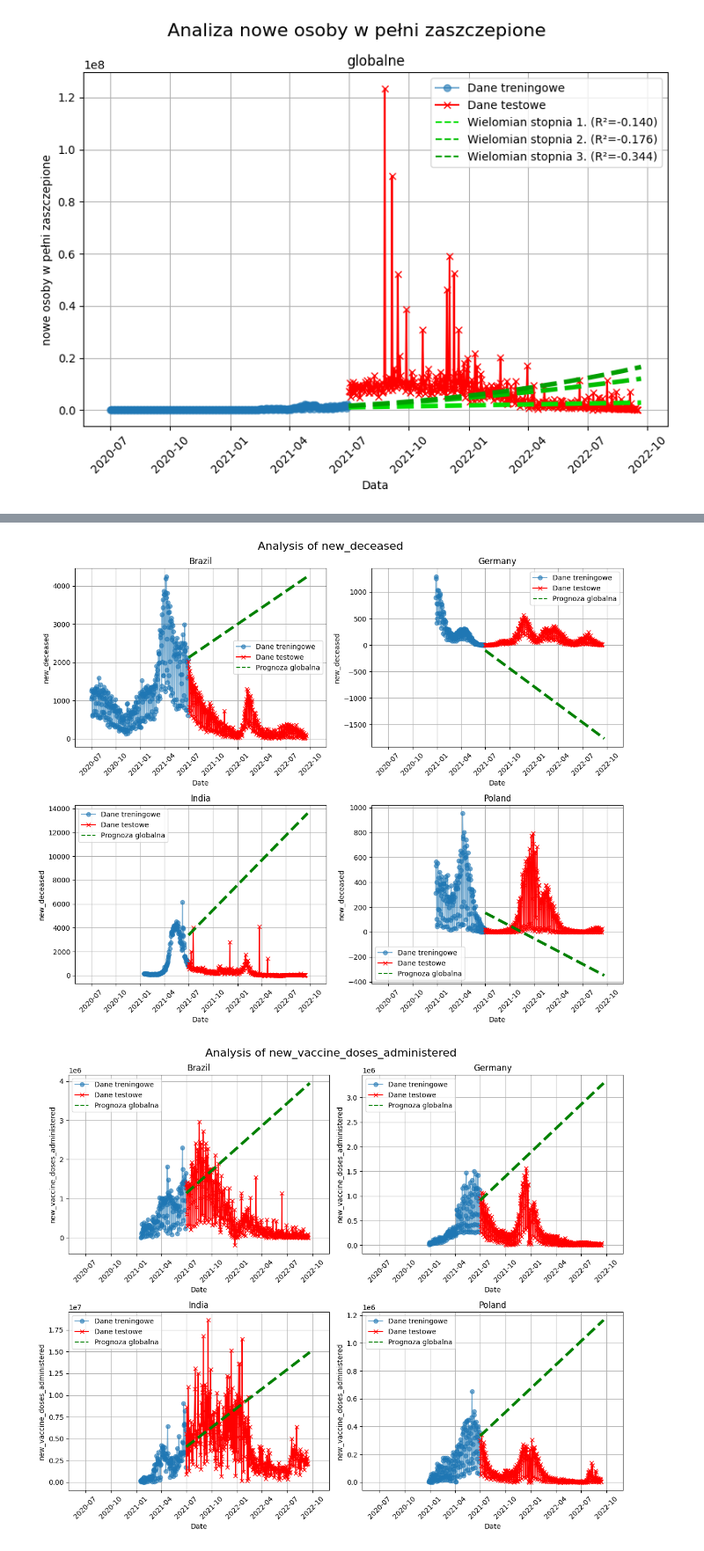
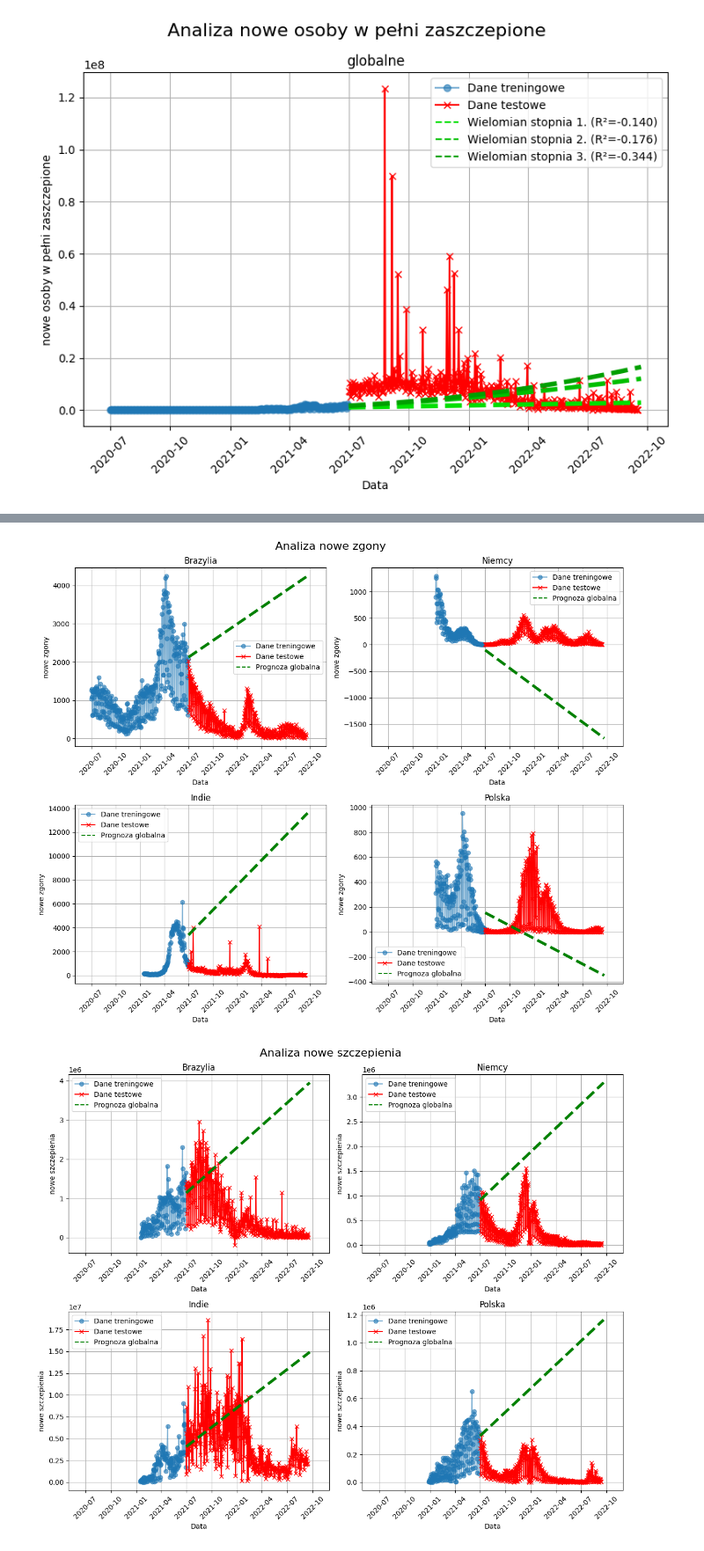
Before and after one commit to kasiap556/bigdata, a Jupyter notebook: main.ipynb, the cells around one changed output, grey strips where cells are left out. Shown at 88% size. Drawn from its saved outputs; the diff is of its cells as text; code cells hidden in the pictures.

Commit message:
polish titles

```diff
--- a/main.ipynb
+++ b/main.ipynb
@@ -439,23 +422,35 @@ for var in variables:
         for n in range(len(lines)):
             if n >= 2:
                 lines[n].set_linewidth(4)
-        ax.set_title(f"{country}")
+        if country == 'Brazil':
+            ax.set_title("Brazylia")
+        elif country == 'Germany':
+            ax.set_title("Niemcy")
+        elif country == 'India':
+            ax.set_title("Indie")
+        else:
+            ax.set_title("Polska")
         for label in ax.get_xticklabels():
             label.set_rotation(45)
         startX_date = pd.to_datetime('2020-05-01')
         endX_date = pd.to_datetime('2022-11-30')
         ax.set_xlim([startX_date, endX_date])
-        # if var == 'new_confirmed':
-        #     ax.set_ylim([-40000, 800000])
-        # elif var == 'new_deceased':
-        #     ax.set_ylim([-2000, 14000])
-        # elif var == 'new_vaccine_doses_administered':
-        #     ax.set_ylim([-1000000, 20000000])
-        # elif var == 'cumulative_confirmed':
-        #     ax.set_ylim([0, 100000000])
-        # elif var == 'new_persons_fully_vaccinated':
-        #     ax.set_ylim([-100000, 12000000])
-    fig.suptitle(f"Analysis of {var}", fontsize=16)
+        polvar = ""
+        if var == 'new_confirmed':
+            polvar = 'nowe zachorowania'
+        elif var == 'new_deceased':
+            polvar = 'nowe zgony'
+        elif var == 'new_vaccine_doses_administered':
+            polvar = 'nowe szczepienia'
+        elif var == 'cumulative_confirmed':
+            polvar = 'kumulatywne zachorowania'
+        else:
+            polvar = 'nowe osoby wpełni zaszczepione'
+        for label in ax.get_xticklabels():
+            label.set_rotation(45)
+        ax.set_xlabel("Data")
+        ax.set_ylabel(polvar)
+    fig.suptitle(f"Analiza {polvar}", fontsize=16)
     plt.tight_layout()
     plt.show()
 
@@ -473,2 +468,2 @@ for count in selected_countries:
-[figure, old version]
+[figure, new version]
-[figure, old version]
+[figure, new version]
```
Also changed, not shown: parts of 4 cells of this notebook.
